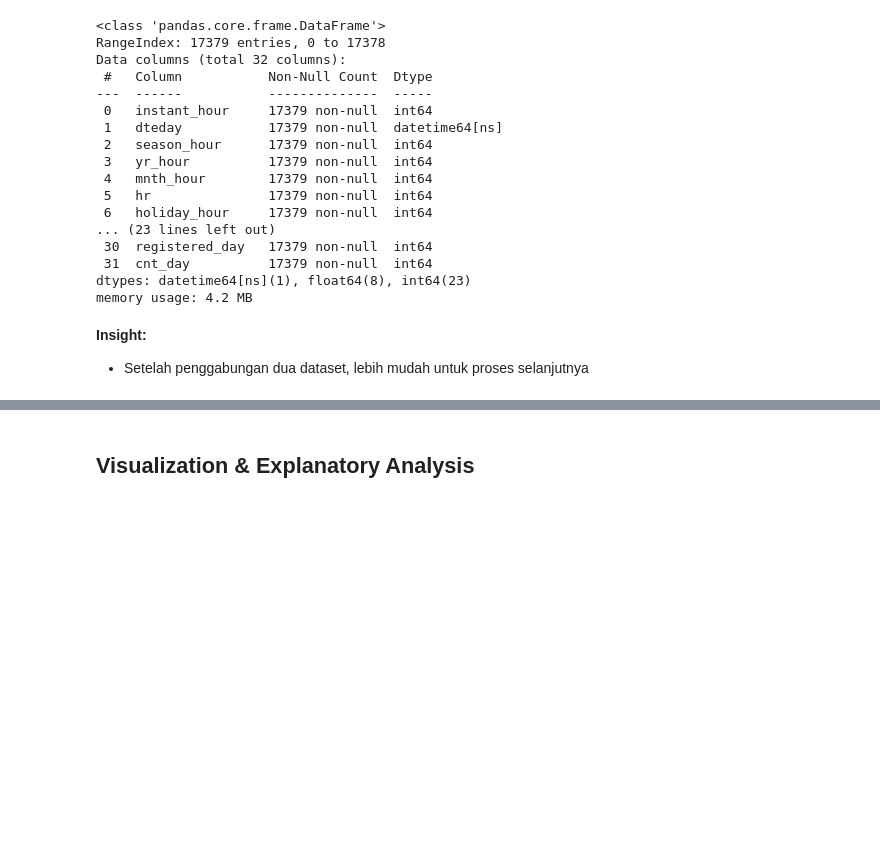
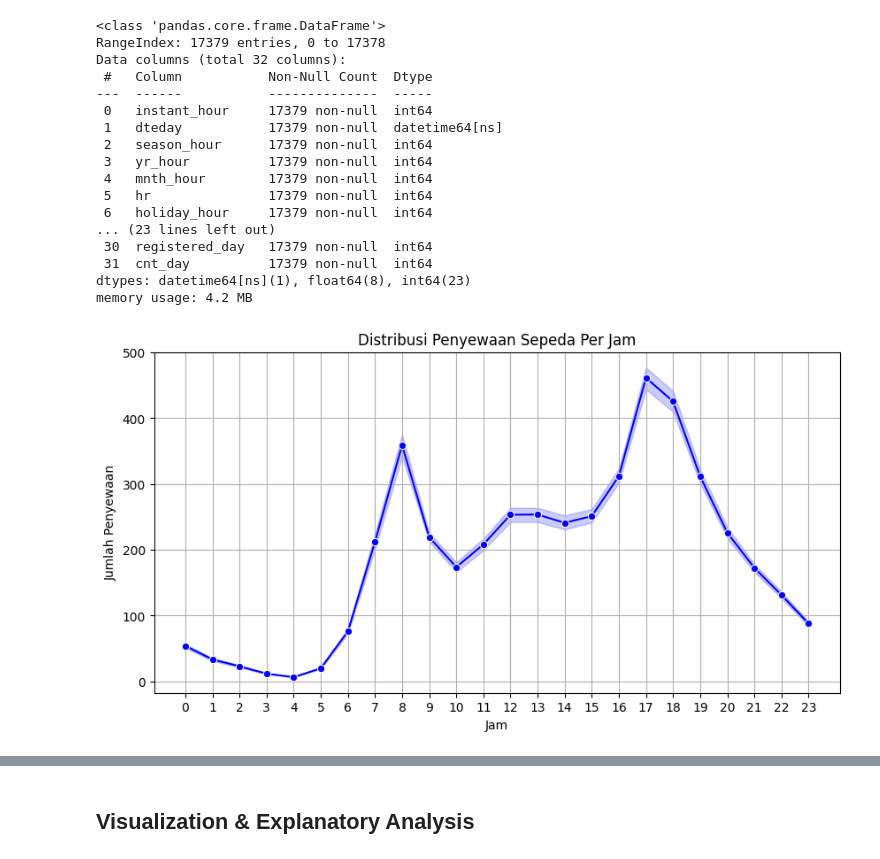
Before and after one commit to tsyaslsbl/Proyek_Analisis_Data, a Jupyter notebook: Notebook.ipynb, the cells around one changed output, grey strips where cells are left out. Drawn from its saved outputs; the diff is of its cells as text; code cells hidden in the pictures; blank space fills up the shorter version.

```diff
--- a/Notebook.ipynb
+++ b/Notebook.ipynb
@@ -157,6 +157,16 @@ memory usage: 4.2 MB
 # Code dibawah untuk mendownload dataset gabungan (hour dan day)
 # agar memudahkan pembuatan di streamlit
 data_gabungan.to_csv("data_gabungan.csv", index=False)
-# %% [markdown]
-**Insight:**
-- Setelah penggabungan dua dataset, lebih mudah untuk proses selanjutnya
+# %%
+# Proses ini menggunakan EDA Univariate, untuk membantu menjawab analisis
+# pertanyaan bisnis nomor 1
+plt.figure(figsize=(10, 5))
+sns.lineplot(x='hr', y='cnt_hour', data=data_gabungan, marker='o', color='b')
+plt.title('Distribusi Penyewaan Sepeda Per Jam')
+plt.xlabel('Jam')
+plt.ylabel('Jumlah Penyewaan')
+plt.xticks(range(0, 24))
+plt.grid()
+plt.show()
+# %% [output]
+[figure, added]
```
Also changed, not shown: parts of 9 cells of this notebook, 2 other files.
